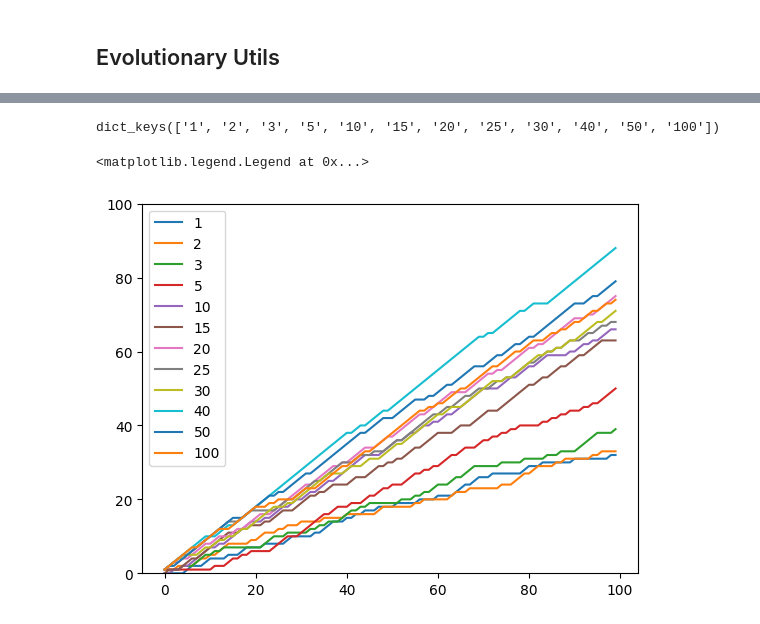
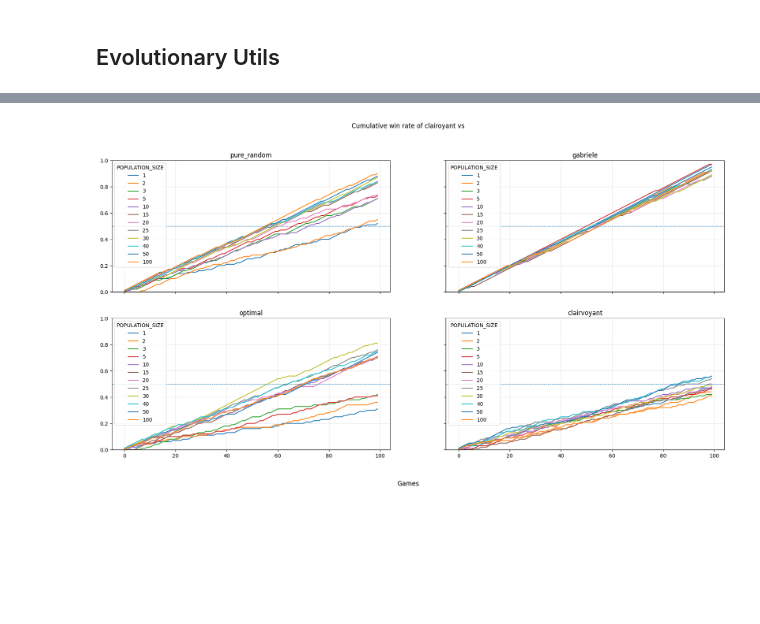
Before and after one commit to Mattizza/CompInt2324, a Jupyter notebook: Lab_2/nim_ES.ipynb, the cells around one changed output, grey strips where cells are left out. Drawn from its saved outputs; the diff is of its cells as text; code cells hidden in the pictures; blank space fills up the shorter version.

```diff
--- a/Lab_2/nim_ES.ipynb
+++ b/Lab_2/nim_ES.ipynb
@@ -224,11 +226,13 @@ def clairvoyant(state: Nim) -> Nimply:
 
         return ply
 # %%
+# Single game.
+
 logging.getLogger().setLevel(logging.INFO)
 
 strategy = (clairvoyant, optimal)
 
-nim = Nim(7)
+nim = Nim(10)
 POPULATION_SIZE = 30
 
 AVG = np.mean(nim.rows)
@@ -390,13 +328,30 @@ Win rate: 0.63
-# %%
-winners_hyp.keys()
-# %% [output]
-dict_keys(['1', '2', '3', '5', '10', '15', '20', '25', '30', '40', '50', '100'])
-# %%
-clair_win = 1 - np.array(winners)
-for k, v in winners_hyp.items():
-    plt.plot(range(100), np.cumsum(1 - np.array(v)), label = k)
-plt.ylim(0, 100)
-plt.legend()
-# %% [output]
-<matplotlib.legend.Legend at 0x...>
-[figure, removed]
+# %%
+fig, ax = plt.subplots(2, 2, figsize = (21, 10))
+
+if 'results' not in globals():
+    with open('results.json', 'r') as json_file:
+        results = json.load(json_file)
+
+for j, s in enumerate(results.keys()):
+    strat = results[s]
+    if j < 2:
+        i = 0
+    else:
+        i = 1
+        j -= 2
+    for k, v in strat.items():
+        ax[i, j].plot(range(100), (np.cumsum(1 - np.array(v))) / 100, label = k)
+    ax[i, j].set_ylim(0, 1)
+    ax[i, j].legend(title = 'POPULATION_SIZE')
+    ax[i, j].set_title(s)
+    ax[i, j].axhline(y = 0.5, linestyle = '--', linewidth = 0.75)
+    ax[i, j].grid(alpha = 0.3)
+
+fig.suptitle('Cumulative win rate of clairoyant vs')
+fig.supxlabel('Games')
+ax[0, 0].set_xticklabels('')
+ax[0, 1].set_xticklabels('')
+ax[0, 1].set_yticklabels('')
+_ = ax[1, 1].set_yticklabels('')
+# %% [output]
+[figure, added]
```
Also changed, not shown: parts of 5 cells of this notebook, 1 other file.
